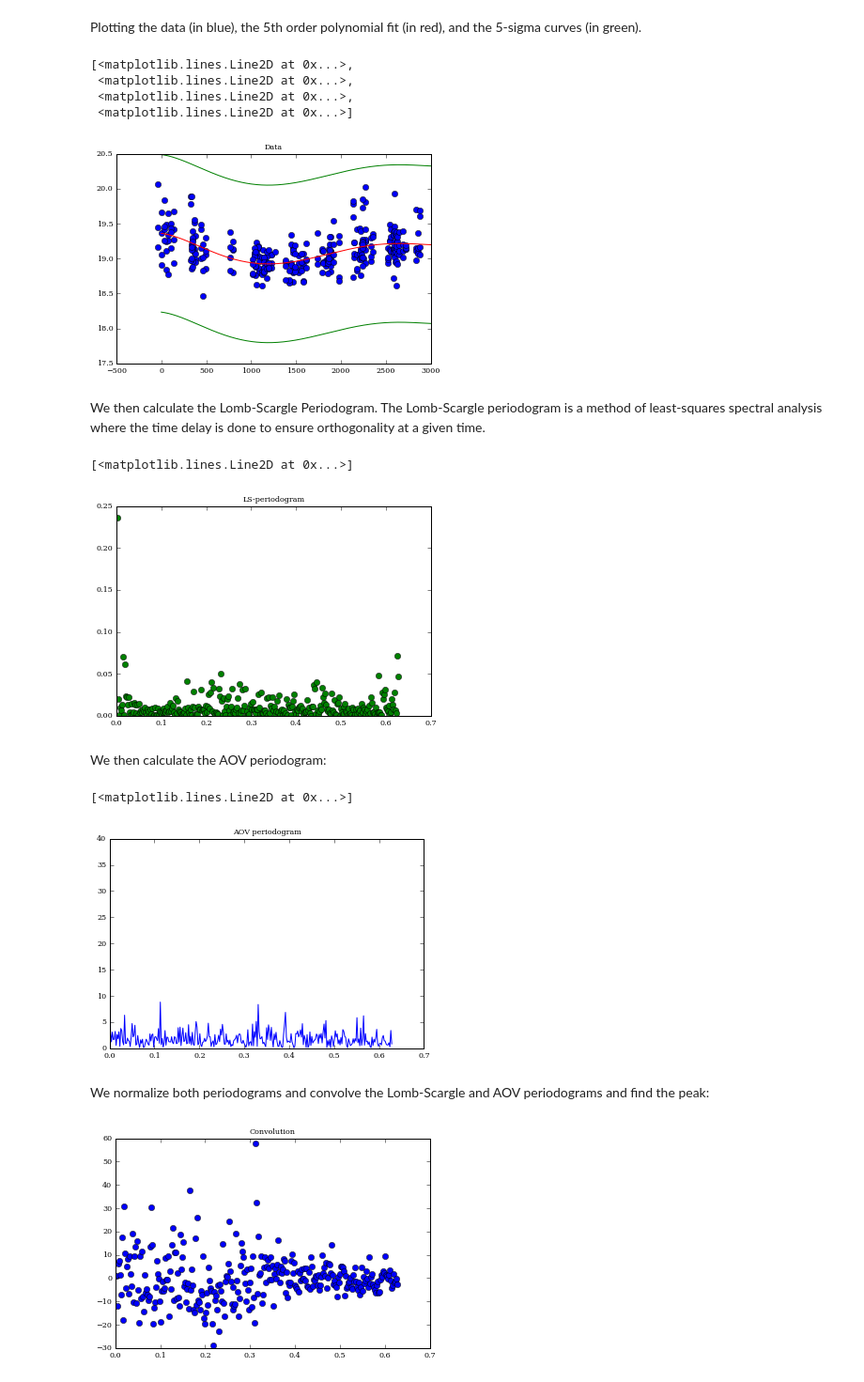
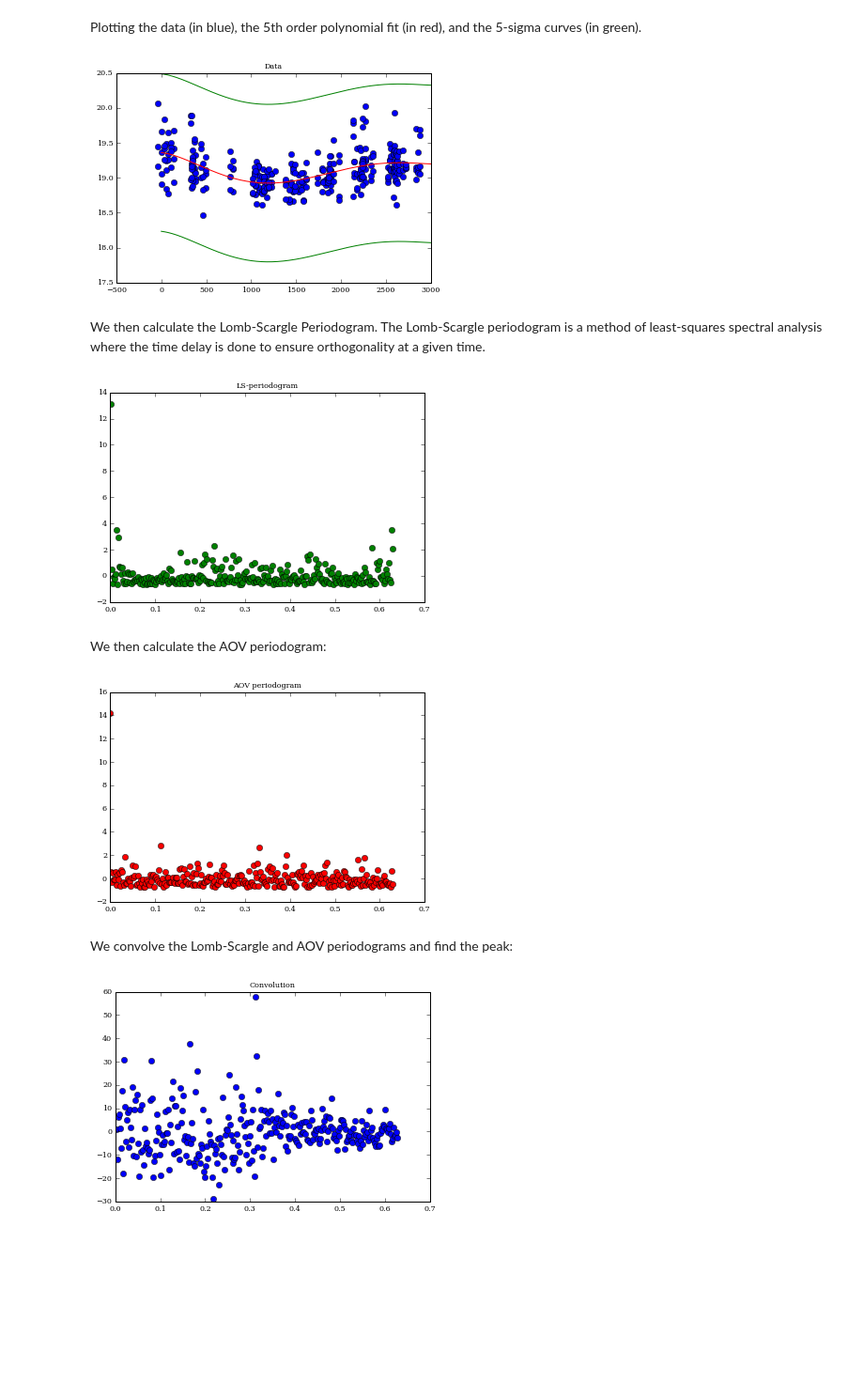
Before and after one commit to joshuazd/lssfds, a Jupyter notebook: Presentation/Group 8.ipynb, the cells around one changed output. Shown at 94% size. Saved outputs shown, nothing was run; the diff lists cells and outputs as text; code cells hidden in the pictures; blank space fills up the shorter version.

```diff
--- a/Presentation/Group 8.ipynb
+++ b/Presentation/Group 8.ipynb
@@ -67,43 +58,44 @@ yerr = np.delete(yerr,indicator)
 Plotting the data (in blue), the 5th order polynomial fit (in red), and the 5-sigma curves (in green).
 # %%
 #plot data
-plt.figure(1)
 plt.title("Data")
 plt.plot(x, y, 'o',xp,p(xp),'r-',xp,p(xp)+5*sigma,'g-',xp,p(xp)-5*sigma,'g-')
+plt.show()
 # %% [output]
-[<matplotlib.lines.Line2D at 0x...>,
- <matplotlib.lines.Line2D at 0x...>,
- <matplotlib.lines.Line2D at 0x...>,
- <matplotlib.lines.Line2D at 0x...>]
 [figure]
 # %% [markdown]
 We then calculate the Lomb-Scargle Periodogram. The Lomb-Scargle periodogram is a method of least-squares spectral analysis where the time delay is done to ensure orthogonality at a given time.
 # %%
-omega = 2 * np.pi / period
 omega1 = 2 * np.pi / 3000
 omega2 = 2 * np.pi / 10
 omega = np.linspace(omega1,omega2,num=301)
 #Calculate Lomb-Scargle Periodogram
 PS = lomb_scargle(x, y, yerr, omega, generalized=True)
+
+#normalize periodgram
+PS = (PS - np.mean(PS))/np.std(PS)
+
 #Plot Lomb-Scargle Periodogram
-plt.figure(2)
 plt.title("LS-periodogram")
 plt.plot(omega,PS,'go')
+plt.show()
 # %% [output]
-[<matplotlib.lines.Line2D at 0x...>]
-[figure, old version]
+[figure, new version]
 # %% [markdown]
 We then calculate the AOV periodogram:
 # %%
 #To calculate the AOV Periodogram
 th,fr,frmax=pyaov.aovw(x,y,yerr,omega[-1],omega[0])
+
+#normalize periodogram
+th = (th - np.mean(th))/np.std(th)
+
 #Plot AOV Periodogram
-plt.figure(3)
 plt.title("AOV periodogram")
-plt.plot(fr,th)
+plt.plot(fr,th,'ro')
+plt.show()
 # %% [output]
-[<matplotlib.lines.Line2D at 0x...>]
-[figure, old version]
+[figure, new version]
 # %% [markdown]
-We normalize both periodograms and convolve the Lomb-Scargle and AOV periodograms and find the peak:
+We convolve the Lomb-Scargle and AOV periodograms and find the peak:
 # %%
```
Also changed, not shown: parts of 7 cells of this notebook, 2 other files.
